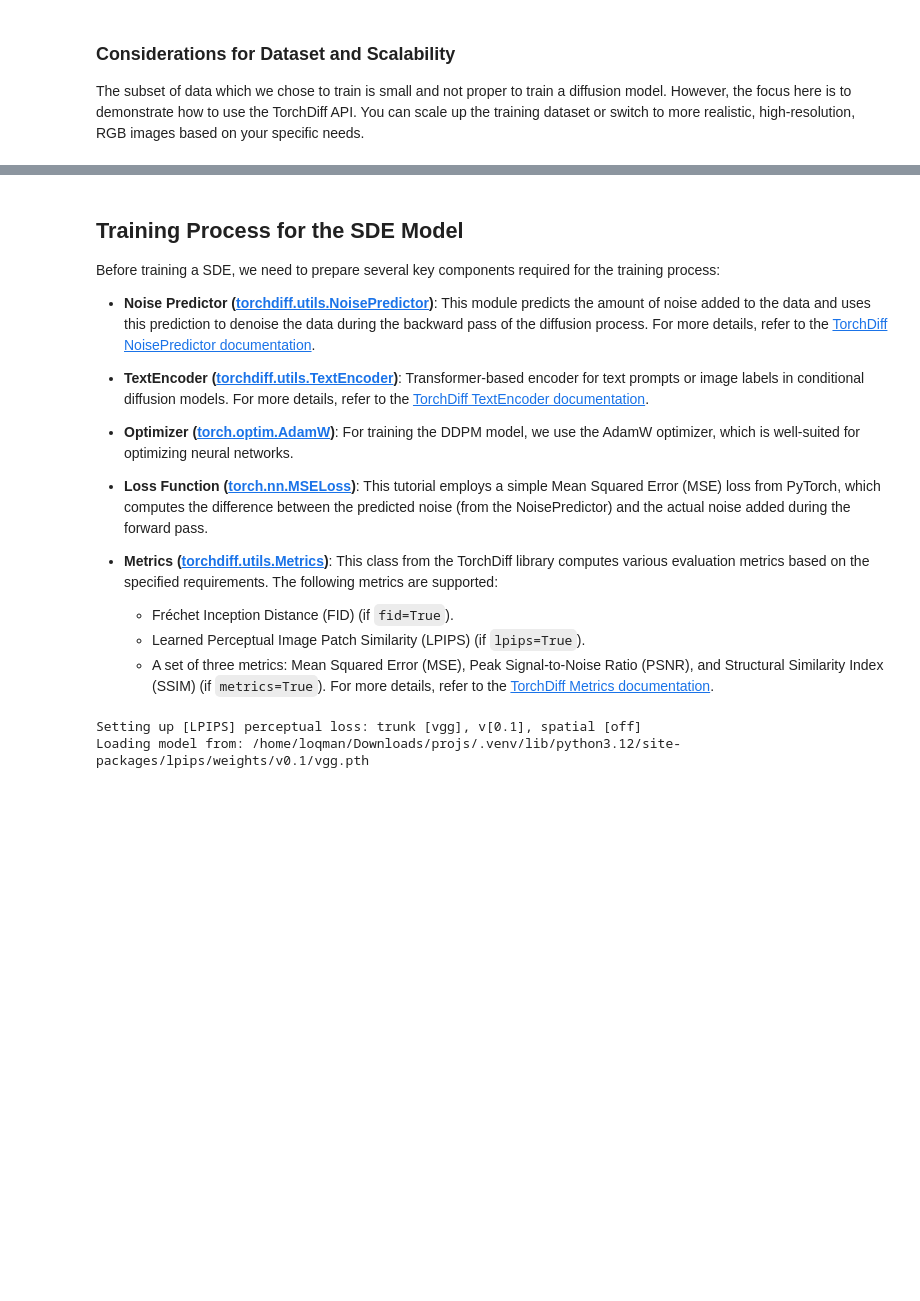
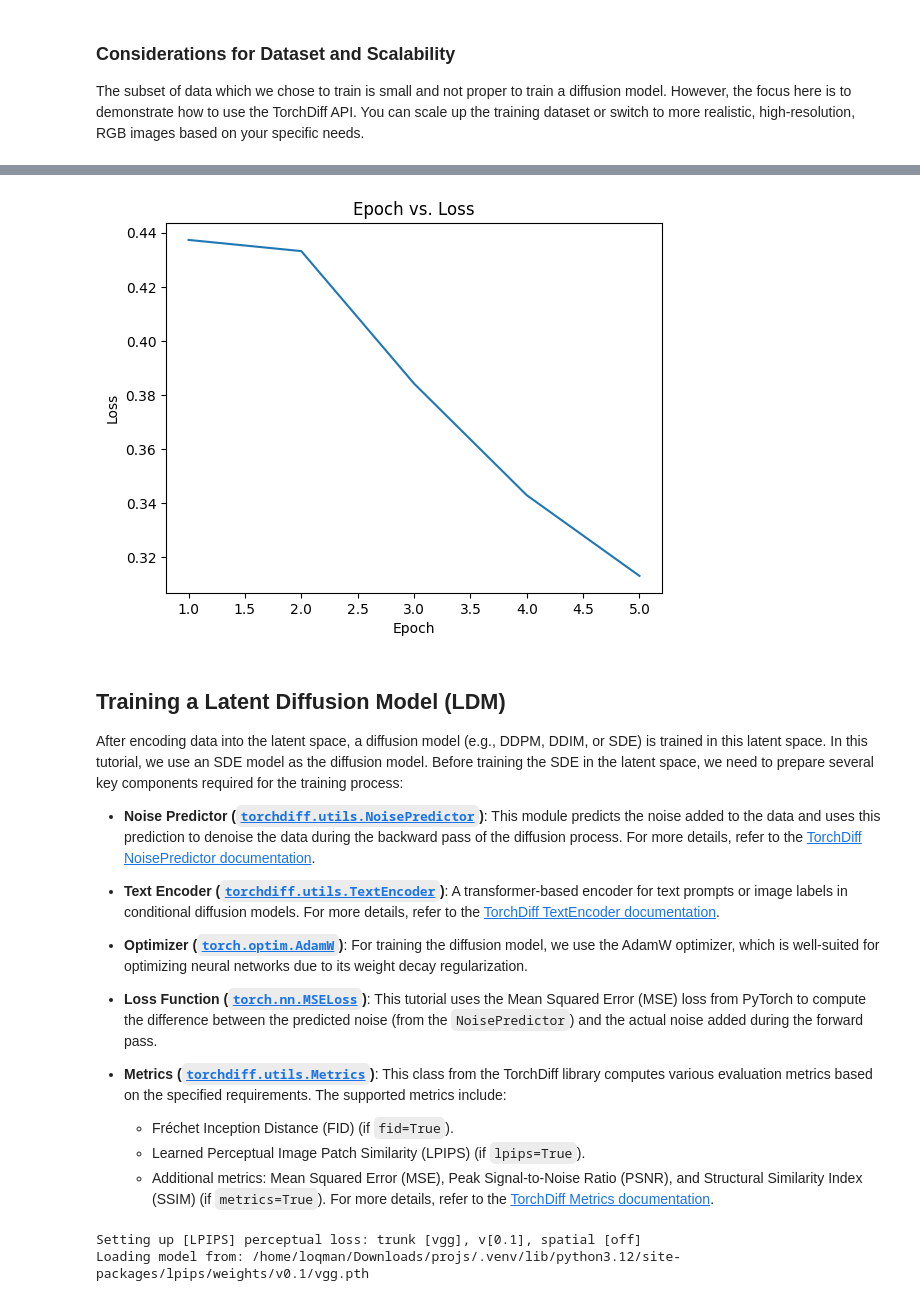
Before and after one commit to LoqmanSamani/DiffusionModels, a Jupyter notebook: examples/ldm.ipynb, the cells around one changed output, grey strips where cells are left out. Saved outputs shown, nothing was run; the diff lists cells and outputs as text; code cells hidden in the pictures; blank space fills up the shorter version.

```diff
--- a/examples/ldm.ipynb
+++ b/examples/ldm.ipynb
@@ -128,36 +131,36 @@ in this toturial we will use the same data to train both compression and diffusi
 # %%
 # train auto-encoder of ldm models
-compresor_model = AutoencoderLDM(
+compressor_model = AutoencoderLDM(
     in_channels=3,
-    down_channels=[8, 16, 32],
-    up_channels=[32, 16, 8],
+    down_channels=[8, 16],
+    up_channels=[16, 8],
     out_channels=3,
     dropout_rate=.1,
     latent_channels=2, # number of channels in latent space
-    num_heads=2,
+    num_heads=1,
     num_groups=8,
-    num_layers_per_block=2,
-    total_down_sampling_factor=2,
-    num_embeddings=128
+    num_layers_per_block=3,
+    total_down_sampling_factor=3,
+    num_embeddings=32
 )
 
-compresor_metrics = Metrics(device="cpu", fid=True, metrics=True, lpips_=True)
+compressor_metrics = Metrics(device="cpu", fid=True, metrics=True, lpips_=True)
 
-compresor_optimizer = torch.optim.Adam(compresor_model.parameters(), lr=1e-3)
+compressor_optimizer = torch.optim.Adam(compressor_model.parameters(), lr=1e-3)
 # loss function
 obj = nn.MSELoss()
 
 autoencoder_trainer = TrainAE(
-    model=compresor_model,
-    optimizer=compresor_optimizer,
+    model=compressor_model,
+    optimizer=compressor_optimizer,
     data_loader=train_loader,
     val_loader=val_loader,
-    max_epoch=10,
-    metrics_=compresor_metrics,
+    max_epoch=5,
+    metrics_=compressor_metrics,
     device="cpu",
     save_path="vae_model.pth",
     checkpoint=5,
     kl_warmup_epochs=2,
     patience=5,
-    val_frequency=5
+    val_frequency=3
 )
@@ -163,0 +182,2 @@ autoencoder_trainer = TrainAE(
+# %%
+train_losses, best_val_loss = autoencoder_trainer()
@@ -164,24 +193,33 @@ autoencoder_trainer = TrainAE(
+# %%
+plt.plot([i for i in range(1, 6)], train_losses)
+plt.xlabel("Epoch")
+plt.ylabel("Loss")
+plt.title("Epoch vs. Loss")
+plt.show()
+# %% [output]
+[figure, added]
 # %% [markdown]
-## Training Process for the SDE Model
+## Training a Latent Diffusion Model (LDM)
 
-Before training a SDE, we need to prepare several key components required for the training process:
+After encoding data into the latent space, a diffusion model (e.g., DDPM, DDIM, or SDE) is trained in this latent space. In this tutorial, we use an SDE model as the diffusion model. Before training the SDE in the latent space, we need to prepare several key components required for the training process:
 
-- **Noise Predictor ([torchdiff.utils.NoisePredictor](https://torchdiff.readthedocs.io/en/latest/utils.html#torchdiff.utils.NoisePredictor))**:
-  This module predicts the amount of noise added to the data and uses this prediction to denoise the data during the backward pass of the diffusion process. For more details, refer to the [TorchDiff NoisePredictor documentation](https://torchdiff.readthedocs.io/en/latest/utils.html#torchdiff.utils.NoisePredictor).
+- **Noise Predictor ([`torchdiff.utils.NoisePredictor`](https://torchdiff.readthedocs.io/en/latest/utils.html#torchdiff.utils.NoisePredictor))**:
+  This module predicts the noise added to the data and uses this prediction to denoise the data during the backward pass of the diffusion process. For more details, refer to the [TorchDiff NoisePredictor documentation](https://torchdiff.readthedocs.io/en/latest/utils.html#torchdiff.utils.NoisePredictor).
 
-- **TextEncoder ([torchdiff.utils.TextEncoder](https://torchdiff.readthedocs.io/en/latest/utils.html#torchdiff.utils.TextEncoder))**: Transformer-based encoder for text prompts or image labels in conditional diffusion models. For more details, refer to the [TorchDiff TextEncoder documentation](https://torchdiff.readthedocs.io/en/latest/utils.html#torchdiff.utils.TextEncoder).
+- **Text Encoder ([`torchdiff.utils.TextEncoder`](https://torchdiff.readthedocs.io/en/latest/utils.html#torchdiff.utils.TextEncoder))**:
+  A transformer-based encoder for text prompts or image labels in conditional diffusion models. For more details, refer to the [TorchDiff TextEncoder documentation](https://torchdiff.readthedocs.io/en/latest/utils.html#torchdiff.utils.TextEncoder).
 
-- **Optimizer ([torch.optim.AdamW](https://pytorch.org/docs/stable/optim.html#torch.optim.AdamW))**:
-  For training the DDPM model, we use the AdamW optimizer, which is well-suited for optimizing neural networks.
+- **Optimizer ([`torch.optim.AdamW`](https://pytorch.org/docs/stable/optim.html#torch.optim.AdamW))**:
+  For training the diffusion model, we use the AdamW optimizer, which is well-suited for optimizing neural networks due to its weight decay regularization.
 
-- **Loss Function ([torch.nn.MSELoss](https://pytorch.org/docs/stable/generated/torch.nn.MSELoss.html))**:
-  This tutorial employs a simple Mean Squared Error (MSE) loss from PyTorch, which computes the difference between the predicted noise (from the NoisePredictor) and the actual noise added during the forward pass.
+- **Loss Function ([`torch.nn.MSELoss`](https://pytorch.org/docs/stable/generated/torch.nn.MSELoss.html))**:
+  This tutorial uses the Mean Squared Error (MSE) loss from PyTorch to compute the difference between the predicted noise (from the `NoisePredictor`) and the actual noise added during the forward pass.
 
-- **Metrics ([torchdiff.utils.Metrics](https://torchdiff.readthedocs.io/en/latest/utils.html#torchdiff.utils.Metrics))**:
-  This class from the TorchDiff library computes various evaluation metrics based on the specified requirements. The following metrics are supported:
+- **Metrics ([`torchdiff.utils.Metrics`](https://torchdiff.readthedocs.io/en/latest/utils.html#torchdiff.utils.Metrics))**:
+  This class from the TorchDiff library computes various evaluation metrics based on the specified requirements. The supported metrics include:
   - Fréchet Inception Distance (FID) (if `fid=True`).
   - Learned Perceptual Image Patch Similarity (LPIPS) (if `lpips=True`).
-  - A set of three metrics: Mean Squared Error (MSE), Peak Signal-to-Noise Ratio (PSNR), and Structural Similarity Index (SSIM) (if `metrics=True`).
+  - Additional metrics: Mean Squared Error (MSE), Peak Signal-to-Noise Ratio (PSNR), and Structural Similarity Index (SSIM) (if `metrics=True`).
   For more details, refer to the [TorchDiff Metrics documentation](https://torchdiff.readthedocs.io/en/latest/utils.html#torchdiff.utils.Metrics).
 # %%
 # Initialize the NoisePredictor for the SDE model with parameters for RGB images
```
Also changed, not shown: parts of 26 cells of this notebook, 1 other file.
